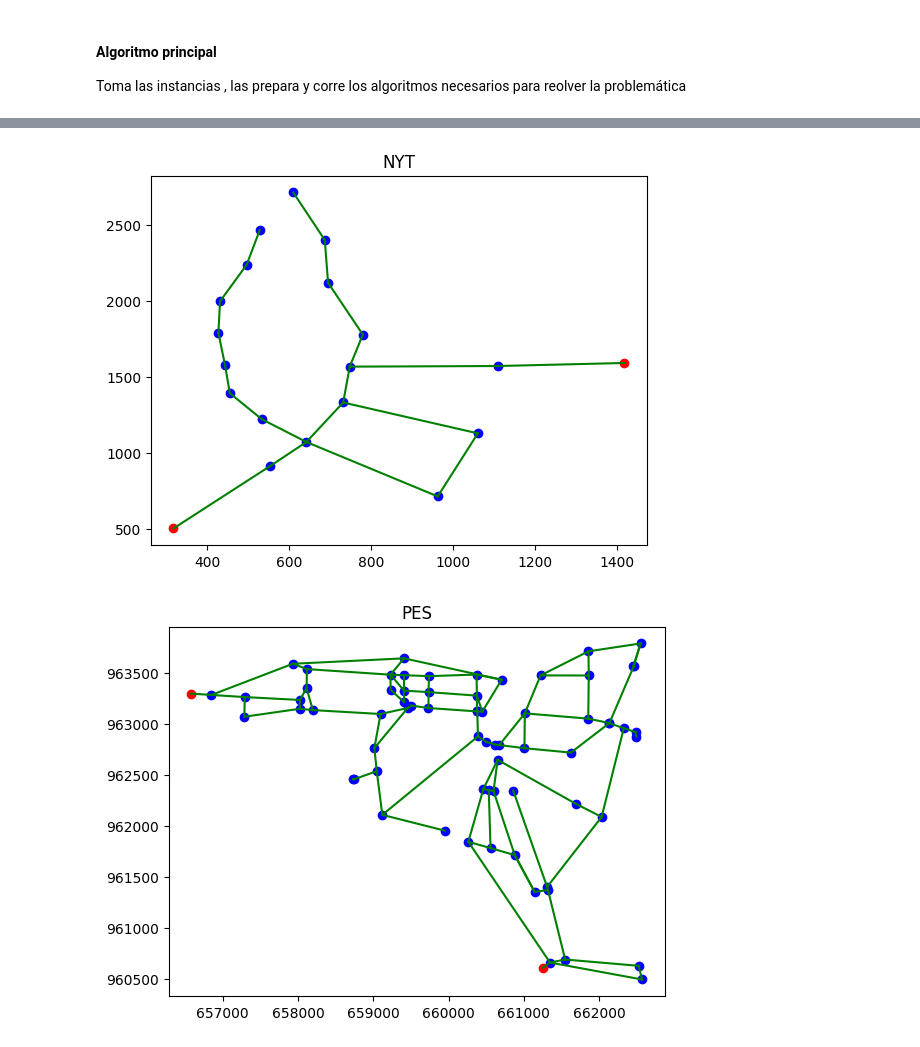
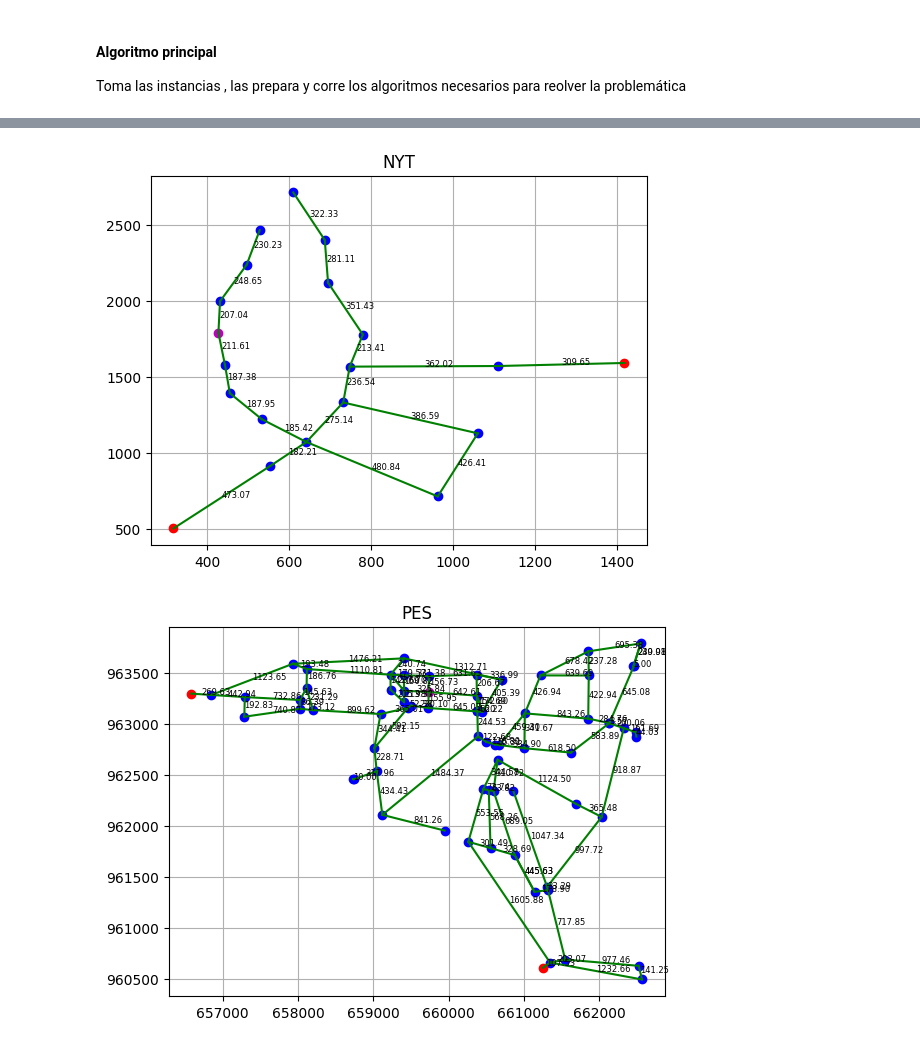
Before and after one commit to ElingeMisa/Algoritmos_, a Jupyter notebook: SituacionProblema2/SituacionProblema2.ipynb, the cells around one changed output, grey strips where cells are left out. Cells and saved outputs as stored; diff of their text form; code cells hidden in the pictures.

```diff
--- a/SituacionProblema2/SituacionProblema2.ipynb
+++ b/SituacionProblema2/SituacionProblema2.ipynb
@@ -23,6 +23,8 @@ class Tuberia :
         self.start_node = start_node
         self.end_node = end_node
         self.capacity = float(capacity)
+
+        self.length = 0
 # %% [markdown]
 ### Lectura de Instancias
 # %% [markdown]
@@ -39,12 +41,13 @@ def file_prep(route) :
     [OFFICE]
     num_nodo
     [NEW_NODEs]
-    x y isfont
+    x y diametro
     '''
     with open(route) as file:
         # lista de nodos
         nodes = []
         tuberias = []
+        new_nodes = []
 
         lines = file.readlines()
 
@@ -60,9 +63,17 @@ def file_prep(route) :
             tuberias.append(Tuberia(int(lines[i][0]),int(lines[i][1]),float(lines[i][2])))
 
         # oficina
-        #office_node = int(lines[6+num_nodos+num_aristas])
+        office_node = int(lines[4+num_nodos+num_aristas])
+        # nuevos nodos
 
-    return nodes, tuberias
+        for i in range(6+num_nodos+num_aristas, len(lines)):
+            lines[i] = lines[i].split(" ")
+
+            new_node = Node(-1,float(lines[i][0]),float(lines[i][1]),0)
+            new_nodes.append(new_node)
+
+
+    return nodes, tuberias , new_nodes, office_node
 # %% [markdown]
 #### Algoritmo principal
 Toma las instancias , las prepara y corre los algoritmos necesarios para reolver la problemática
@@ -75,7 +86,7 @@ Files_Routes = ["/Users/misa_v/Library/CloudStorage/OneDrive-InstitutoTecnologic
 Files_Titles = ["FOS", "HAN", "NYT", "PES"]
 
 for route in Files_Routes:
-    nodos_limpio , tuberias_limpio = file_prep(route)
+    nodos_limpio , tuberias_limpio, new_nodes , id_office = file_prep(route)
 
     # Create a dictionary to map node IDs to Node instances
     node_dict = {node.node_id: node for node in nodos_limpio}
@@ -83,11 +94,21 @@ for route in Files_Routes:
     plt.figure()
     plt.title(Files_Titles[Files_Routes.index(route)])
     for node in nodos_limpio:
+
         if node.is_source == 1:
             plt.plot(node.x, node.y, 'ro')
+        elif node.node_id == id_office:
+            plt.plot(node.x, node.y, 'mo')
         else:
             plt.plot(node.x, node.y, 'bo')
+
     for tuberia in tuberias_limpio:
-        plt.plot([node_dict[tuberia.start_node].x, node_dict[tuberia.end_node].x],
-                 [node_dict[tuberia.start_node].y, node_dict[tuberia.end_node].y], 'g')
+
+        tuberia.length = np.sqrt((node_dict[tuberia.start_node].x - node_dict[tuberia.end_node].x)**2 + (node_dict[tuberia.start_node].y - node_dict[tuberia.end_node].y)**2)
+
+        plt.plot([node_dict[tuberia.start_node].x, node_dict[tuberia.end_node].x],[node_dict[tuberia.start_node].y, node_dict[tuberia.end_node].y], 'g')
+
+        plt.text((node_dict[tuberia.start_node].x + node_dict[tuberia.end_node].x) / 2,(node_dict[tuberia.start_node].y + node_dict[tuberia.end_node].y) / 2,f'{tuberia.length:.2f}', color='black', fontsize=6)
+    plt.grid()
+    plt.show()
 # %% [output]
@@ -96,2 +117,2 @@ for route in Files_Routes:
-[figure, old version]
+[figure, new version]
-[figure, old version]
+[figure, new version]
```
Also changed, not shown: parts of 1 cell of this notebook.
